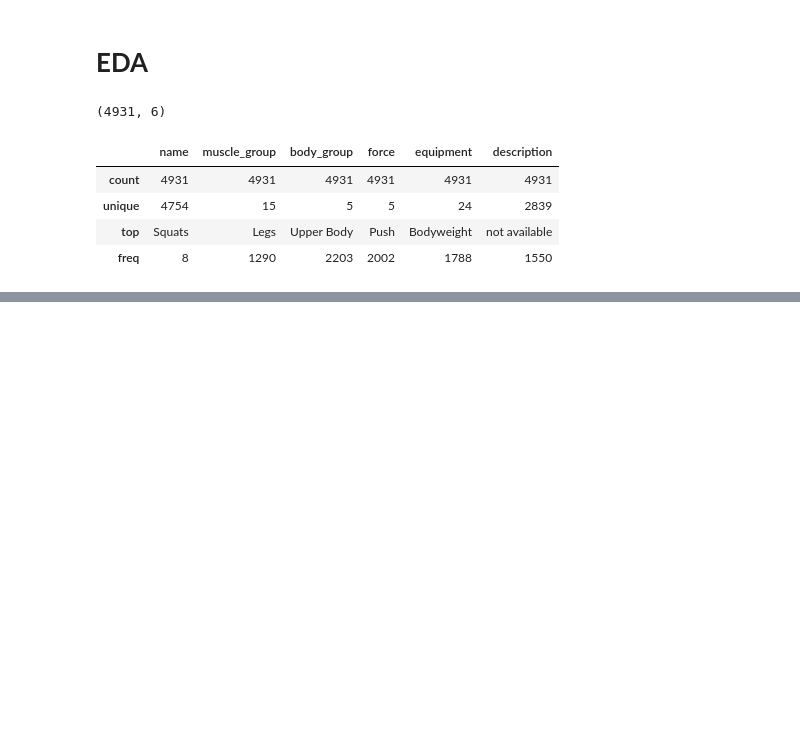
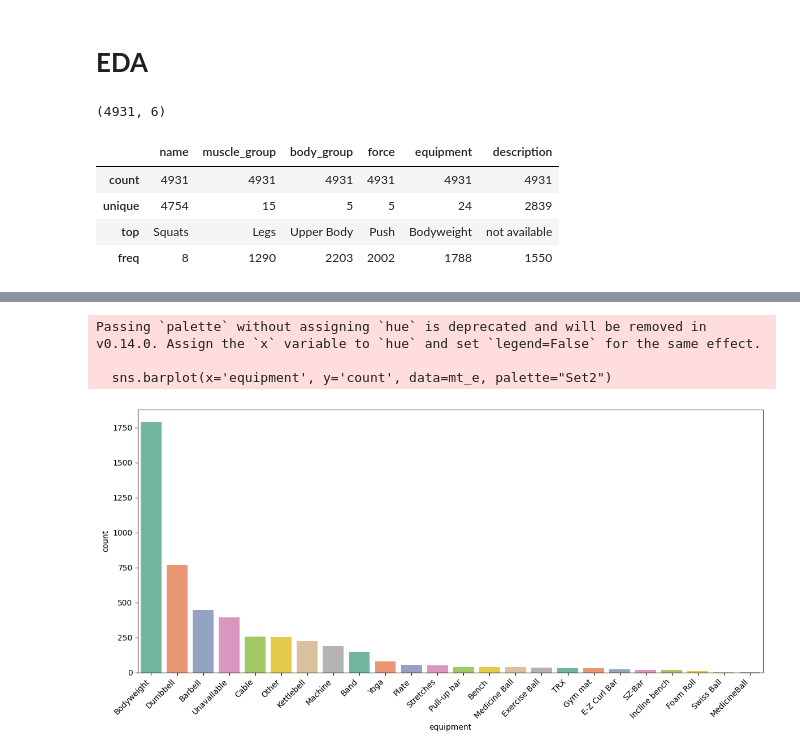
Before and after one commit to DmanDSR/Workout_Recommender_System, a Jupyter notebook: main.ipynb, the cells around one changed output, grey strips where cells are left out. Saved outputs shown, nothing was run; the diff lists cells and outputs as text; code cells hidden in the pictures; blank space fills up the shorter version.

```diff
--- a/main.ipynb
+++ b/main.ipynb
@@ -1038,0 +1188,7 @@ all_workouts.describe()
+# %%
+# Creating a crosstab table for the 'equipment' column, counting occurrences for each unique value
+mt_e = pd.crosstab(index = all_workouts["equipment"],  # Make a crosstab
+                              columns="count")      # Name the count column
+
+mt_e = mt_e.sort_values(by='count', ascending=False)
+mt_e
@@ -1038,0 +1236,12 @@ all_workouts.describe()
+# %%
+mt_e = mt_e.reset_index()  # reset the index to make 'muscle_group' a column
+# %%
+plt.figure(figsize=(12,6))  # increase the figure size
+sns.barplot(x='equipment', y='count', data=mt_e, palette="Set2")
+plt.xticks(rotation=45, ha='right')
+plt.tight_layout()  # ensure the labels fit within the figure
+# %% [output]
+Passing `palette` without assigning `hue` is deprecated and will be removed in v0.14.0. Assign the `x` variable to `hue` and set `legend=False` for the same effect.
+
+  sns.barplot(x='equipment', y='count', data=mt_e, palette="Set2")
+[figure, added]
```
Also changed, not shown: parts of 27 cells of this notebook.
